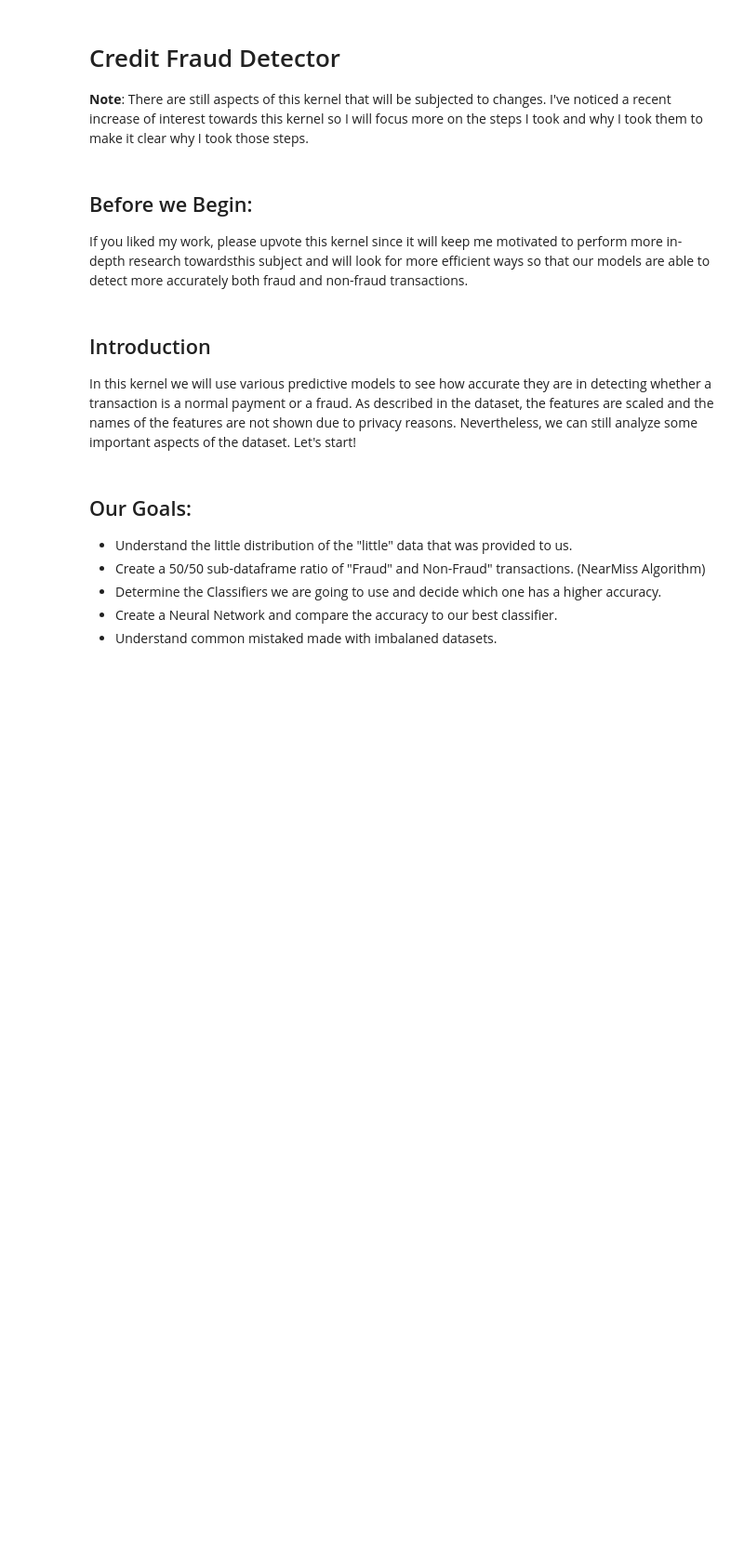
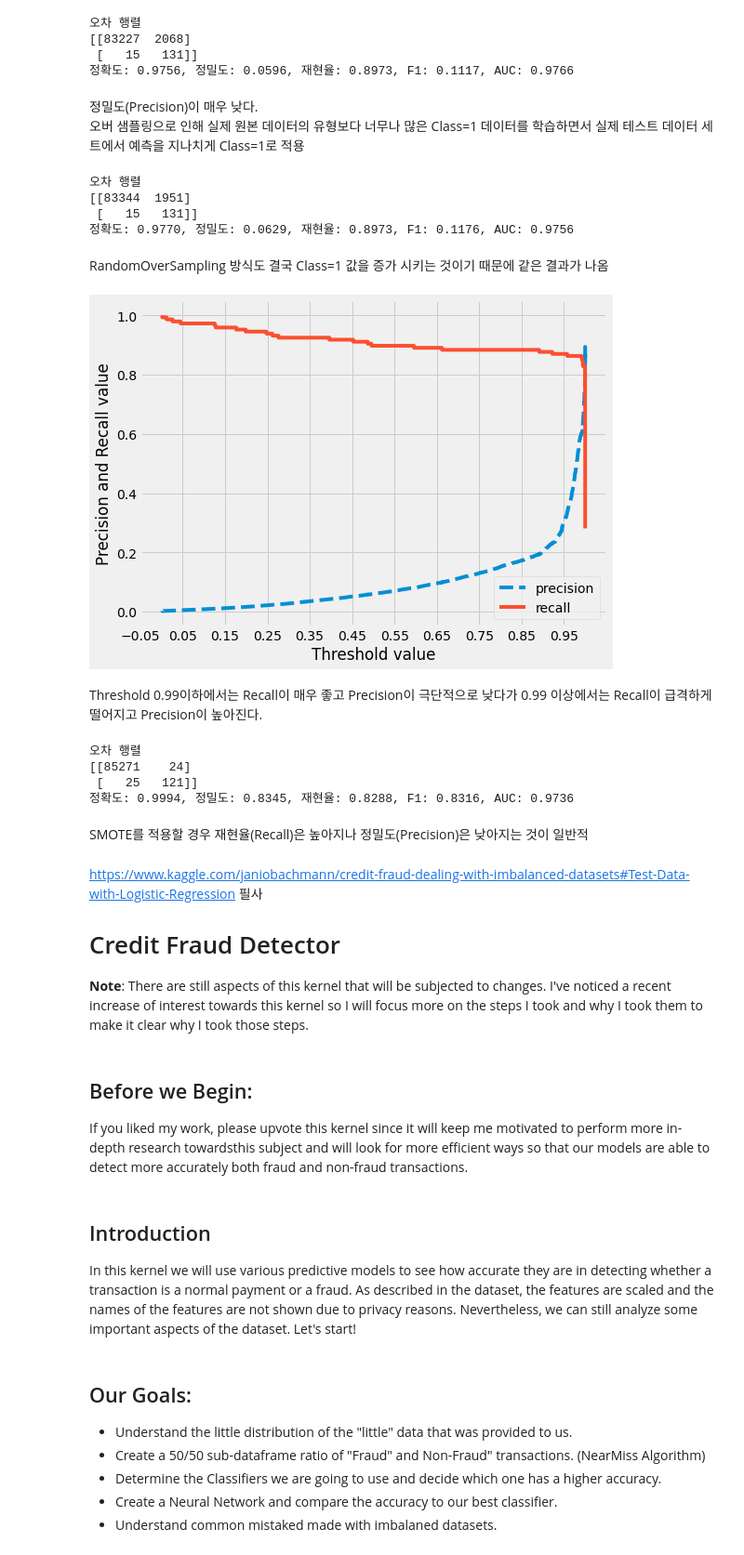
Before and after one commit to choi-yh/Pyhon_ML_Guide, a Jupyter notebook: 04_09_캐글_신용카드_사기_검출.ipynb, the cells around one changed output. Shown at 93% size. Drawn from its saved outputs; the diff is of its cells as text; code cells hidden in the pictures; blank space fills up the shorter version.

```diff
--- a/04_09_캐글_신용카드_사기_검출.ipynb
+++ b/04_09_캐글_신용카드_사기_검출.ipynb
@@ -4,0 +240,8 @@ https://www.kaggle.com/janiobachmann/credit-fraud-dealing-with-imbalanced-datase
+# %%
+X_train, X_test, y_train, y_test = get_train_test_dataset(card_df)
+
+print('### 로지스틱 회귀 예측 성능 ###')
+get_model_train_eval(lr, X_train, X_test, y_train, y_test)
+
+print('\n### LightGBM 예측 성능 ###')
+get_model_train_eval(lgbm, X_train, X_test, y_train, y_test)
@@ -5,4 +369,73 @@ https://www.kaggle.com/janiobachmann/credit-fraud-dealing-with-imbalanced-datase
+# %%
+lr = LogisticRegression()
+
+# ftr_train과 tgt_train 인자값이 SMOTE 증식된 X_train_over와 y_train_over로 변경됨 유의
+get_model_train_eval(lr, X_train_over, X_test, y_train_over, y_test)
+# %% [output]
+오차 행렬
+[[83227  2068]
+ [   15   131]]
+정확도: 0.9756, 정밀도: 0.0596, 재현율: 0.8973, F1: 0.1117, AUC: 0.9766
+# %% [markdown]
+정밀도(Precision)이 매우 낮다.
+오버 샘플링으로 인해 실제 원본 데이터의 유형보다 너무나 많은 Class=1 데이터를 학습하면서 실제 테스트 데이터 세트에서 예측을 지나치게 Class=1로 적용
+# %%
+# 그러면 random oversampling은 어떻게?
+from imblearn.over_sampling import RandomOverSampler
+
+ros = RandomOverSampler(random_state=13)
+X_train_ros, y_train_ros = ros.fit_sample(X_train, y_train)
+
+lr_ros = LogisticRegression()
+get_model_train_eval(lr_ros, X_train_ros, X_test, y_train_ros, y_test)
+# %% [output]
+오차 행렬
+[[83344  1951]
+ [   15   131]]
+정확도: 0.9770, 정밀도: 0.0629, 재현율: 0.8973, F1: 0.1176, AUC: 0.9756
+# %% [markdown]
+RandomOverSampling 방식도 결국 Class=1 값을 증가 시키는 것이기 때문에 같은 결과가 나옴
+# %%
+def precision_recall_curve_plot(y_test, pred_proba_c1):
+    # threshold ndarray와 이 threshold에 따른 정밀도, 재현율 ndarray 추출
+    precisions, recalls, thresholds = precision_recall_curve(y_test, pred_proba_c1)
+
+    # X축을 threshold 값으로, Y축은 정밀도, 재현율 값으로 각각 Plot 수행, 정밀도는 점선으로 표시
+    plt.figure(figsize=(8, 6))
+    threshold_boundary = thresholds.shape[0]
+    plt.plot(thresholds, precisions[0: threshold_boundary], linestyle='--', label='precision')
+    plt.plot(thresholds, recalls[0: threshold_boundary], label='recall')
+
+    # threshold 값 X 축의 Scale을 0.1 단위로 변경
+    start, end = plt.xlim()
+    plt.xticks(np.round(np.arange(start, end, 0.1), 2))
+
+    # X축, Y축 label과 legend, 그리고 grid 설정
+    plt.xlabel('Threshold value')
+    plt.ylabel('Precision and Recall value')
+    plt.legend()
+    plt.grid(b=True)
+    plt.show()
+# %%
+precision_recall_curve_plot(y_test, lr.predict_proba(X_test)[:, 1])
+# %% [output]
+[figure, added]
+# %% [markdown]
+Threshold 0.99이하에서는 Recall이 매우 좋고 Precision이 극단적으로 낮다가 0.99 이상에서는 Recall이 급격하게 떨어지고 Precision이 높아진다.
+# %%
+# SMOTE 데이터에 대해서 LGBM 수행
+lgbm = LGBMClassifier(n_estimators=1000, num_leaves=64, n_jobs=-1, boost_from_average=False)
+get_model_train_eval(lgbm, X_train_over, X_test, y_train_over, y_test)
+# %% [output]
+오차 행렬
+[[85271    24]
+ [   25   121]]
+정확도: 0.9994, 정밀도: 0.8345, 재현율: 0.8288, F1: 0.8316, AUC: 0.9736
+# %% [markdown]
+SMOTE를 적용할 경우 재현율(Recall)은 높아지나 정밀도(Precision)은 낮아지는 것이 일반적
 # %% [markdown]
+https://www.kaggle.com/janiobachmann/credit-fraud-dealing-with-imbalanced-datasets#Test-Data-with-Logistic-Regression 필사
+
 # Credit Fraud Detector
 
 **Note**: There are still aspects of this kernel that will be subjected to changes. I've noticed a recent increase of interest towards this kernel so I will focus more on the steps I took and why I took them to make it clear why I took those steps.
```
Also changed, not shown: parts of 41 cells of this notebook.
